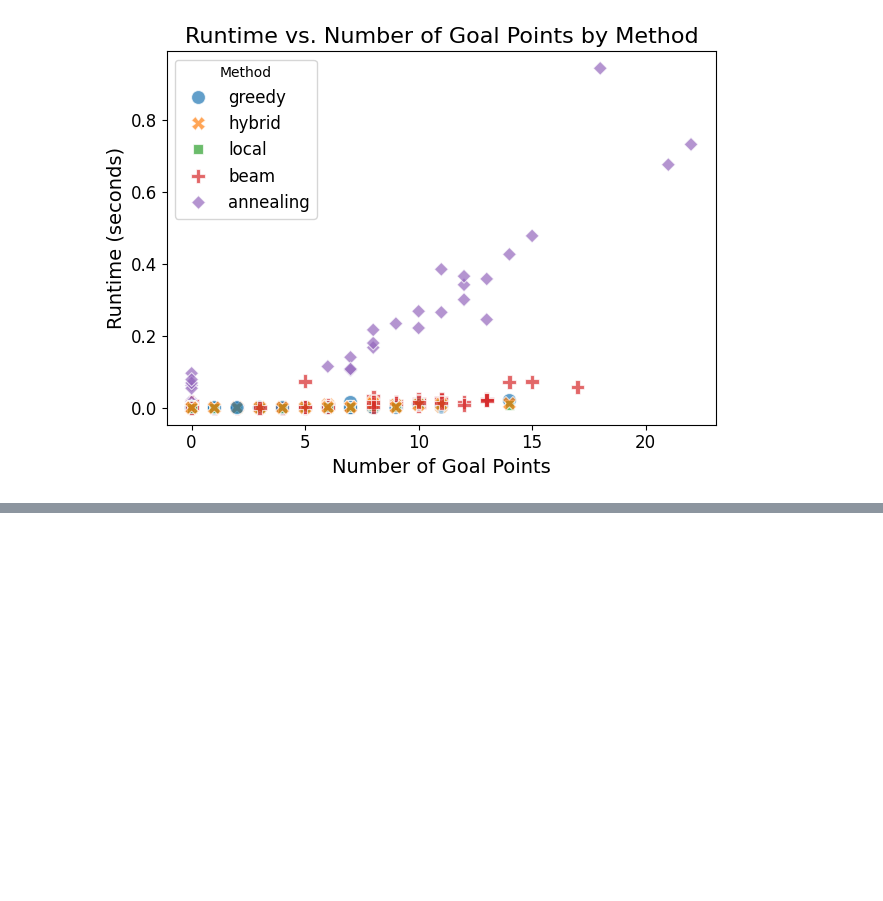
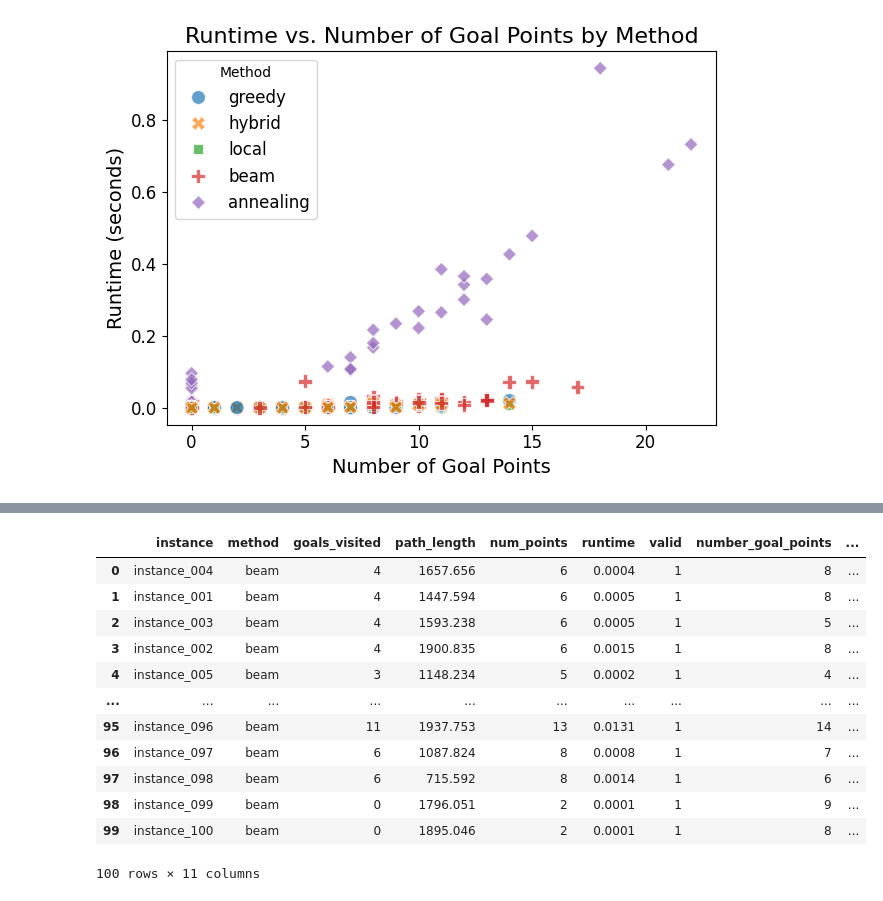
Before and after one commit to BenWallner7/route_construction_optimisation, a Jupyter notebook: report.ipynb, the cells around one changed output, grey strips where cells are left out. Cells and saved outputs as stored; diff of their text form; code cells hidden in the pictures; blank space fills up the shorter version.

```diff
--- a/report.ipynb
+++ b/report.ipynb
@@ -230,0 +472,16 @@ plt.show()
+# %%
+merged_beam_df
+# %% [output]
+|  | instance | method | goals_visited | path_length | num_points | runtime | valid | number_goal_points | ... |
+| 0 | instance_004 | beam | 4 | 1657.656 | 6 | 0.0004 | 1 | 8 | ... |
+| 1 | instance_001 | beam | 4 | 1447.594 | 6 | 0.0005 | 1 | 8 | ... |
+| 2 | instance_003 | beam | 4 | 1593.238 | 6 | 0.0005 | 1 | 5 | ... |
+| 3 | instance_002 | beam | 4 | 1900.835 | 6 | 0.0015 | 1 | 8 | ... |
+| 4 | instance_005 | beam | 3 | 1148.234 | 5 | 0.0002 | 1 | 4 | ... |
+| ... | ... | ... | ... | ... | ... | ... | ... | ... | ... |
+| 95 | instance_096 | beam | 11 | 1937.753 | 13 | 0.0131 | 1 | 14 | ... |
+| 96 | instance_097 | beam | 6 | 1087.824 | 8 | 0.0008 | 1 | 7 | ... |
+| 97 | instance_098 | beam | 6 | 715.592 | 8 | 0.0014 | 1 | 6 | ... |
+| 98 | instance_099 | beam | 0 | 1796.051 | 2 | 0.0001 | 1 | 9 | ... |
+| 99 | instance_100 | beam | 0 | 1895.046 | 2 | 0.0001 | 1 | 8 | ... |
+100 rows × 11 columns
```
Also changed, not shown: parts of 22 cells of this notebook.
